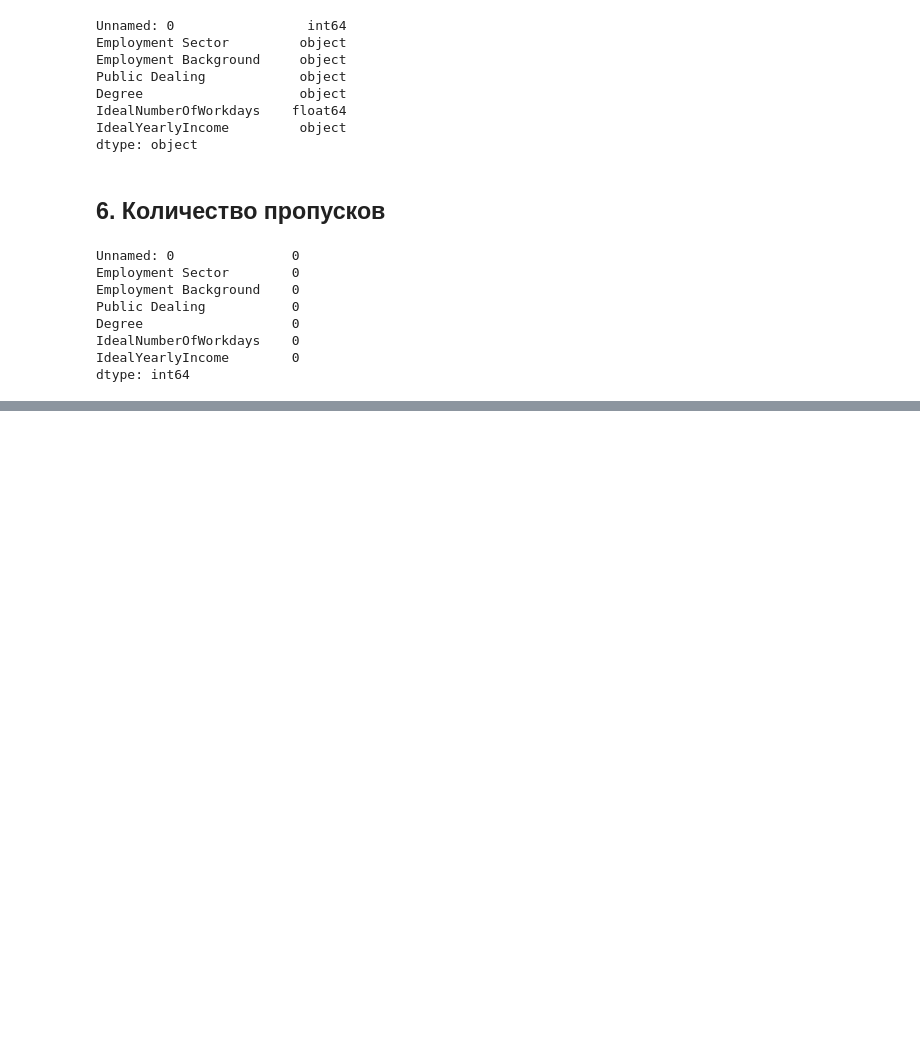
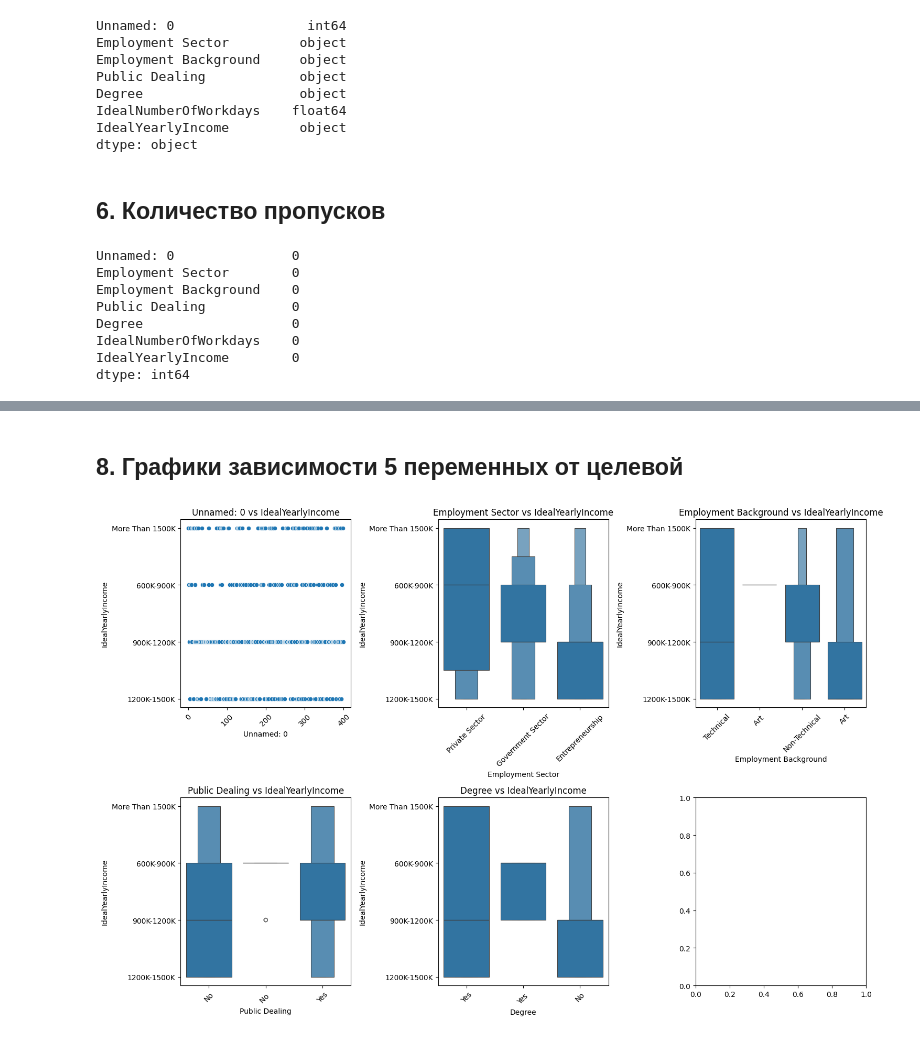
Before and after one commit to mikaereli/introduce_to_ai, a Jupyter notebook: lab_2/02_lab_EDA.ipynb, the cells around one changed output, grey strips where cells are left out. Saved outputs shown, nothing was run; the diff lists cells and outputs as text; code cells hidden in the pictures; blank space fills up the shorter version.

```diff
--- a/lab_2/02_lab_EDA.ipynb
+++ b/lab_2/02_lab_EDA.ipynb
@@ -147,0 +198,18 @@ dtype: int64
+# %% [markdown]
+## 8. Графики зависимости 5 переменных от целевой
+# %%
+fig, axs = plt.subplots(2, 3, figsize=(15, 10))
+axs = axs.ravel()
+
+for i, col in enumerate(X.columns[:5]):
+    if X[col].dtype == 'object':
+        sns.boxenplot(x=col, y='IdealYearlyIncome', data=data, ax=axs[i])
+    else:
+        sns.scatterplot(x=col, y='IdealYearlyIncome', data=data, ax=axs[i])
+    axs[i].set_title(f'{col} vs IdealYearlyIncome')
+    axs[i].tick_params(axis='x', rotation=45)
+
+plt.tight_layout()
+plt.show()
+# %% [output]
+[figure, added]
```
Also changed, not shown: parts of 10 cells of this notebook.
